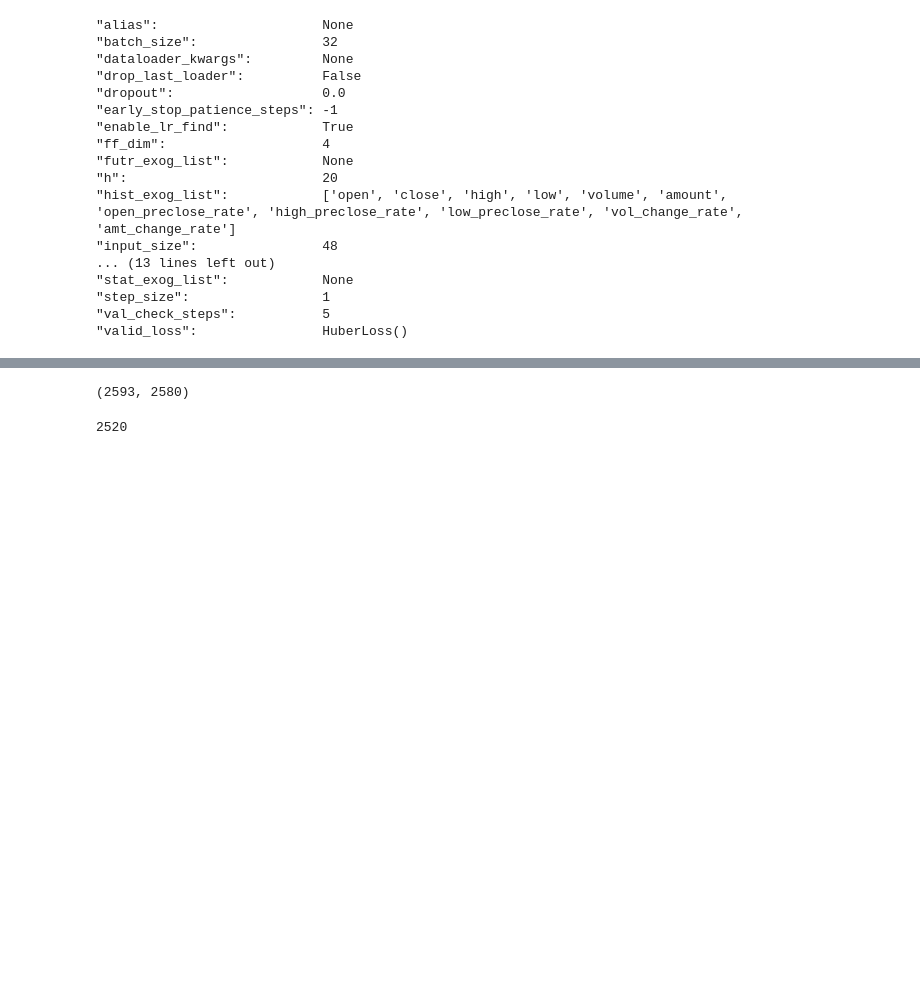
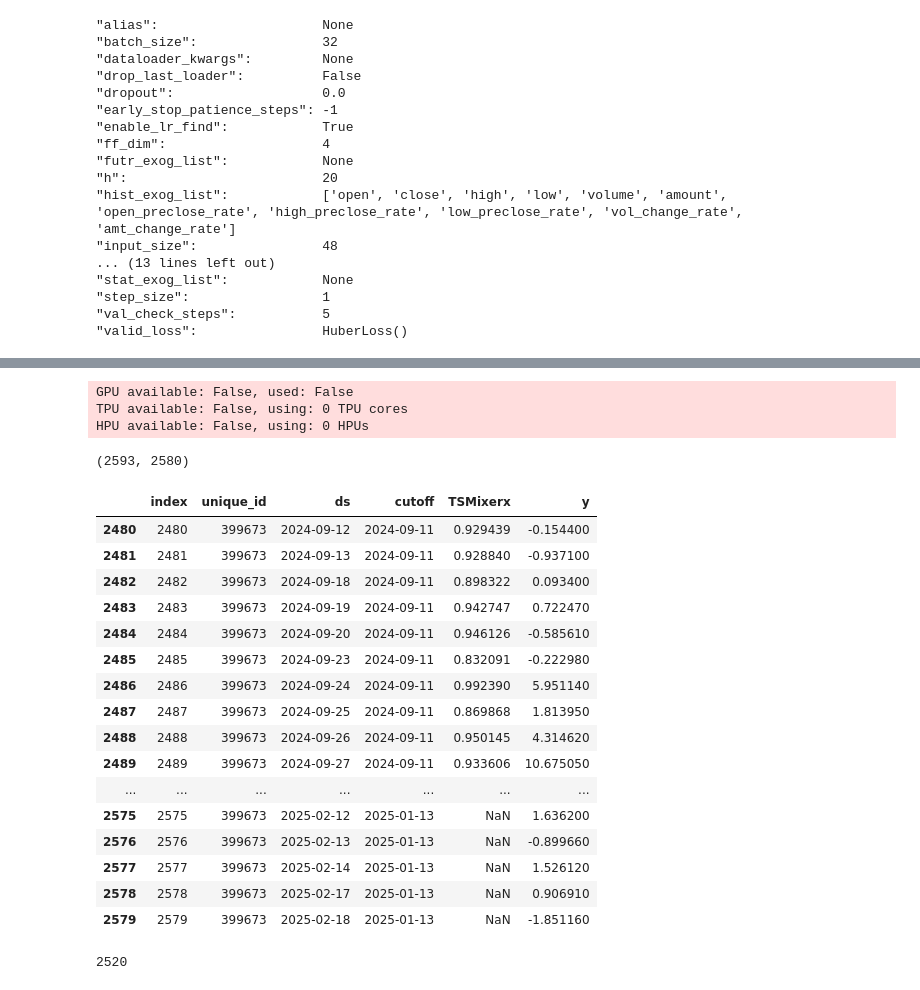
Before and after one commit to agux/marten, a Jupyter notebook: notebooks/neuralforecast/0.1-neuralforecast.ipynb, the cells around one changed output, grey strips where cells are left out. Cells and saved outputs as stored; diff of their text form; code cells hidden in the pictures; blank space fills up the shorter version.

```diff
--- a/notebooks/neuralforecast/0.1-neuralforecast.ipynb
+++ b/notebooks/neuralforecast/0.1-neuralforecast.ipynb
@@ -291,10 +291,37 @@ HPU available: False, using: 0 HPUs
 GPU available: False, used: False
 TPU available: False, using: 0 TPU cores
 HPU available: False, using: 0 HPUs
+# %%
+forecast = nf.predict_insample(step_size=horizon)
+forecast.reset_index(inplace=True)
+# %% [output]
+GPU available: False, used: False
+TPU available: False, using: 0 TPU cores
+HPU available: False, using: 0 HPUs
 # %%
 len(df_train), len(forecast)
 # %% [output]
 (2593, 2580)
+# %%
+forecast[-100:]
+# %% [output]
+|  | index | unique_id | ds | cutoff | TSMixerx | y |
+| 2480 | 2480 | 399673 | 2024-09-12 | 2024-09-11 | 0.929439 | -0.154400 |
+| 2481 | 2481 | 399673 | 2024-09-13 | 2024-09-11 | 0.928840 | -0.937100 |
+| 2482 | 2482 | 399673 | 2024-09-18 | 2024-09-11 | 0.898322 | 0.093400 |
+| 2483 | 2483 | 399673 | 2024-09-19 | 2024-09-11 | 0.942747 | 0.722470 |
+| 2484 | 2484 | 399673 | 2024-09-20 | 2024-09-11 | 0.946126 | -0.585610 |
+| 2485 | 2485 | 399673 | 2024-09-23 | 2024-09-11 | 0.832091 | -0.222980 |
+| 2486 | 2486 | 399673 | 2024-09-24 | 2024-09-11 | 0.992390 | 5.951140 |
+| 2487 | 2487 | 399673 | 2024-09-25 | 2024-09-11 | 0.869868 | 1.813950 |
+| 2488 | 2488 | 399673 | 2024-09-26 | 2024-09-11 | 0.950145 | 4.314620 |
+| 2489 | 2489 | 399673 | 2024-09-27 | 2024-09-11 | 0.933606 | 10.675050 |
+| ... | ... | ... | ... | ... | ... | ... |
+| 2575 | 2575 | 399673 | 2025-02-12 | 2025-01-13 | NaN | 1.636200 |
+| 2576 | 2576 | 399673 | 2025-02-13 | 2025-01-13 | NaN | -0.899660 |
+| 2577 | 2577 | 399673 | 2025-02-14 | 2025-01-13 | NaN | 1.526120 |
+| 2578 | 2578 | 399673 | 2025-02-17 | 2025-01-13 | NaN | 0.906910 |
+| 2579 | 2579 | 399673 | 2025-02-18 | 2025-01-13 | NaN | -1.851160 |
 # %%
 forecast.dropna(subset=[str(nf.models[0])], inplace=True)
 # %%
```
Also changed, not shown: parts of 8 cells of this notebook.
